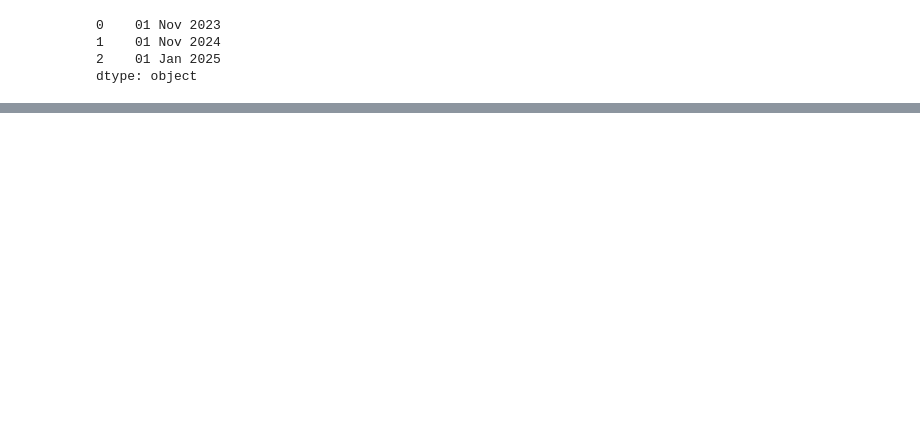
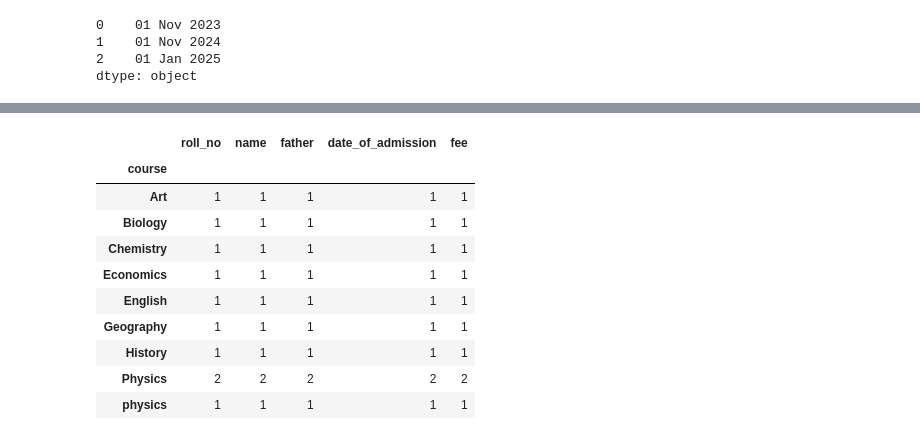
Before and after one commit to Usama1190/modern-python, a Jupyter notebook: py19/class19.ipynb, the cells around one changed output, grey strips where cells are left out. Saved outputs shown, nothing was run; the diff lists cells and outputs as text; code cells hidden in the pictures; blank space fills up the shorter version.

```diff
--- a/py19/class19.ipynb
+++ b/py19/class19.ipynb
@@ -731,0 +945,14 @@ TypeError: descriptor 'strftime' for 'datetime.date' objects doesn't apply to a
+# %%
+students_df.groupby(['course']).aggregate('count')
+# %% [output]
+|  | roll_no | name | father | date_of_admission | fee |
+| course |  |  |  |  |  |
+| Art | 1 | 1 | 1 | 1 | 1 |
+| Biology | 1 | 1 | 1 | 1 | 1 |
+| Chemistry | 1 | 1 | 1 | 1 | 1 |
+| Economics | 1 | 1 | 1 | 1 | 1 |
+| English | 1 | 1 | 1 | 1 | 1 |
+| Geography | 1 | 1 | 1 | 1 | 1 |
+| History | 1 | 1 | 1 | 1 | 1 |
+| Physics | 2 | 2 | 2 | 2 | 2 |
+| physics | 1 | 1 | 1 | 1 | 1 |
```
Also changed, not shown: parts of 19 cells of this notebook.
